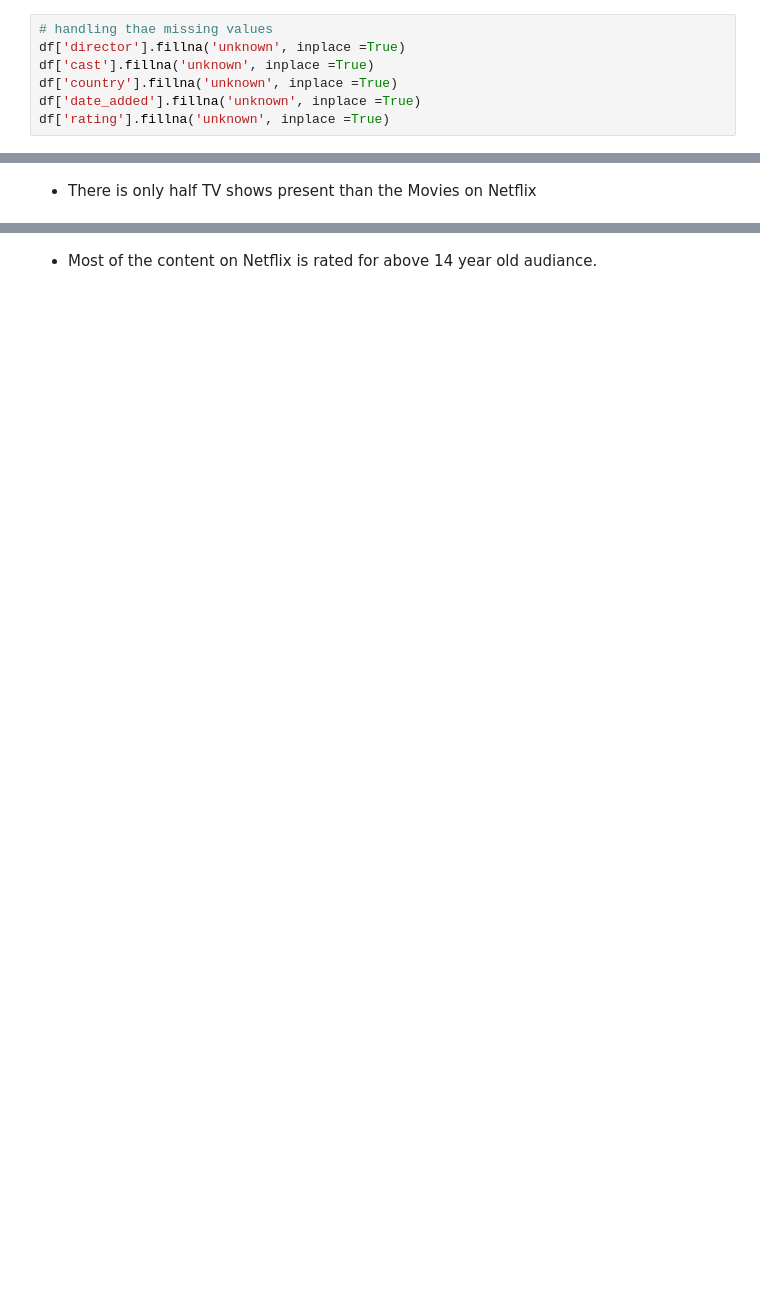
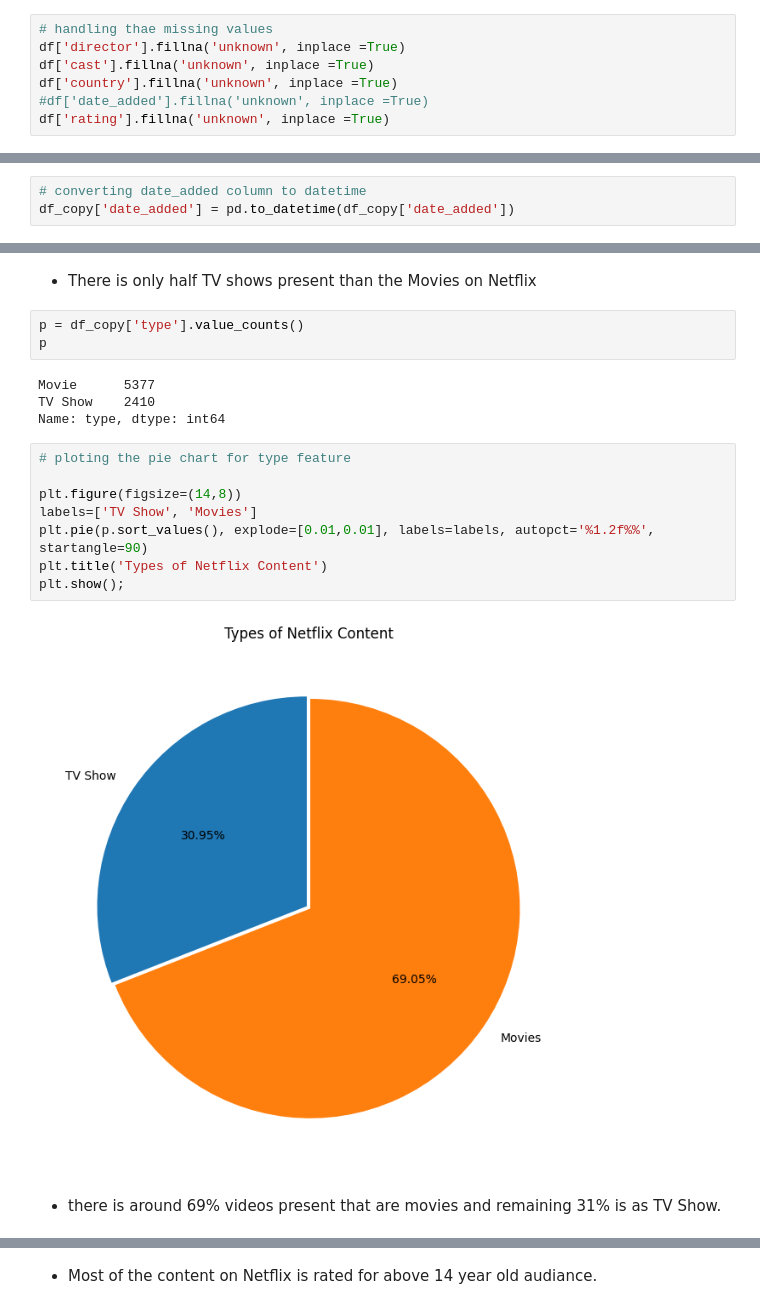
Before and after one commit to pratikjori20/Netflix-movies-TV-Shows-Clustring-ML-unsupervised, a Jupyter notebook: individual_notebook_capstone_4.ipynb, the cells around one changed output, grey strips where cells are left out. Saved outputs shown, nothing was run; the diff lists cells and outputs as text; blank space fills up the shorter version.

```diff
--- a/individual_notebook_capstone_4.ipynb
+++ b/individual_notebook_capstone_4.ipynb
@@ -221,11 +221,14 @@ array(['TV Show', 'Movie'], dtype=object)
 df['director'].fillna('unknown', inplace =True)
 df['cast'].fillna('unknown', inplace =True)
 df['country'].fillna('unknown', inplace =True)
-df['date_added'].fillna('unknown', inplace =True)
+#df['date_added'].fillna('unknown', inplace =True)
 df['rating'].fillna('unknown', inplace =True)
 # %%
 # creating dataset copy
 df_copy = df.copy()
+# %%
+# converting date_added column to datetime
+df_copy['date_added'] = pd.to_datetime(df_copy['date_added'])
 # %%
 df_copy ['listed_in'] = df_copy.listed_in.apply(lambda row: row.split(', '))
 df_copy.explode('listed_in')['listed_in'].unique()
@@ -273,6 +280,25 @@ plt.show();
 
 
 *   There is only half TV shows present than the Movies on Netflix
+# %%
+p = df_copy['type'].value_counts()
+p
+# %% [output]
+Movie      5377
+TV Show    2410
+Name: type, dtype: int64
+# %%
+# ploting the pie chart for type feature
+
+plt.figure(figsize=(14,8))
+labels=['TV Show', 'Movies']
+plt.pie(p.sort_values(), explode=[0.01,0.01], labels=labels, autopct='%1.2f%%', startangle=90)
+plt.title('Types of Netflix Content')
+plt.show();
+# %% [output]
+[figure, added]
+# %% [markdown]
+* there is around 69% videos present that are movies  and remaining 31% is as TV Show.
 # %%
 # rating on the netflix
 
```
Also changed, not shown: parts of 16 cells of this notebook.
